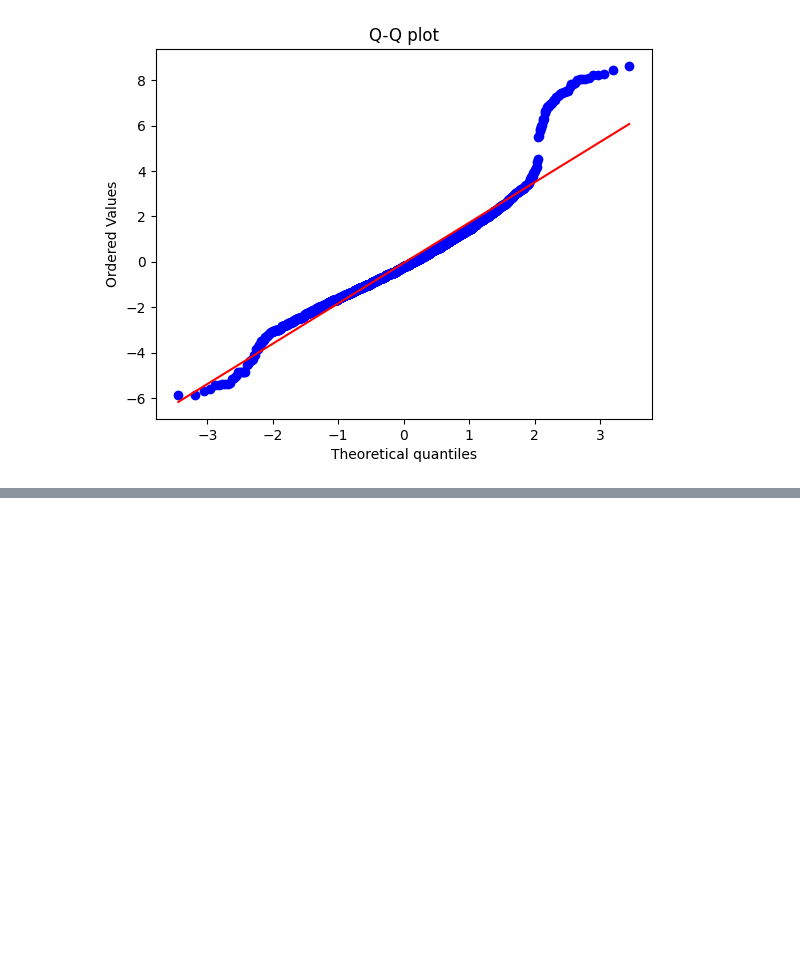
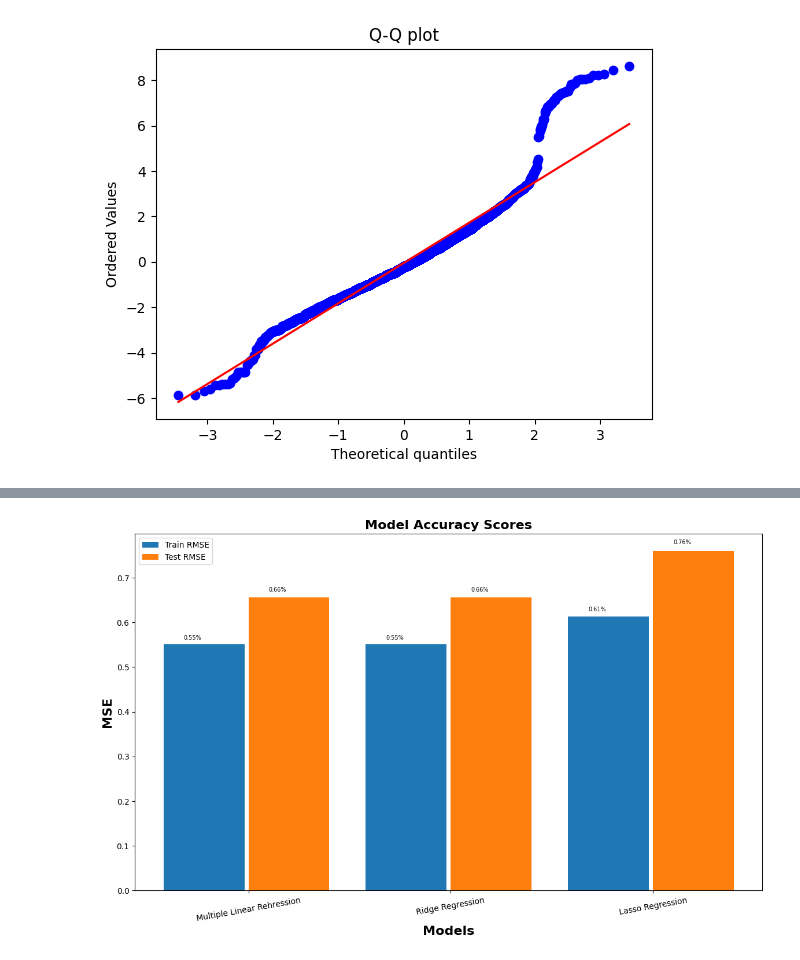
Before and after one commit to AfsanehShamsaddini/Predicting-Tips-Using-Linear-Regression, a Jupyter notebook: Predicting_Tips_Using_Linear_Regression.ipynb, the cells around one changed output, grey strips where cells are left out. Saved outputs shown, nothing was run; the diff lists cells and outputs as text; code cells hidden in the pictures; blank space fills up the shorter version.

```diff
--- a/Predicting_Tips_Using_Linear_Regression.ipynb
+++ b/Predicting_Tips_Using_Linear_Regression.ipynb
@@ -555,0 +715,31 @@ plt.show()
+# %%
+model_names = results_df['Model'].tolist()
+models_train_rmse = results_df['Train RMSE'].tolist()
+models_test_rmse = results_df['Test RMSE'].tolist()
+
+fig, ax = plt.subplots(figsize=(14, 8))
+
+x_pos = np.arange(3)
+
+bar1 = plt.bar(x_pos - 0.22, models_train_rmse , width=0.4, label= 'Train RMSE')
+bar2 = plt.bar(x_pos + 0.2, models_test_rmse , width=0.4, label= 'Test RMSE')
+plt.xticks(x_pos, model_names)
+
+plt.xlabel('Models', fontsize = 16, fontweight = 'bold')
+plt.ylabel('MSE', fontsize = 16, fontweight = 'bold')
+plt.title('Model Accuracy Scores', fontsize = 16, fontweight = 'bold')
+plt.xticks(rotation = 10)
+plt.legend()
+
+
+for i, bar in enumerate(bar1):
+  plt.text(bar.get_x() + bar.get_width() / 2 - 0.1, bar.get_height() * 1.02,
+           s = '{:.2f}%'.format(models_train_rmse[i]), fontsize = 7)
+
+
+for i, bar in enumerate(bar2):
+  plt.text(bar.get_x() + bar.get_width() / 2 - 0.1, bar.get_height() * 1.02,
+           s = '{:.2f}%'.format(models_test_rmse[i]), fontsize = 7)
+plt.show()
+# %% [output]
+[figure, added]
```
Also changed, not shown: parts of 12 cells of this notebook.
